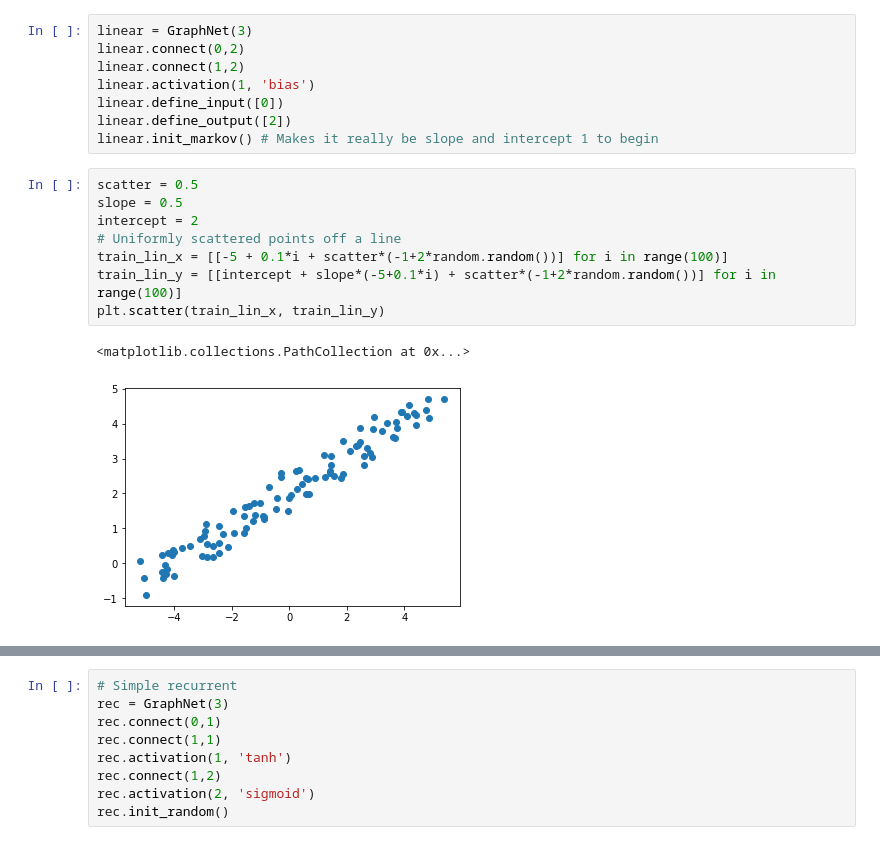
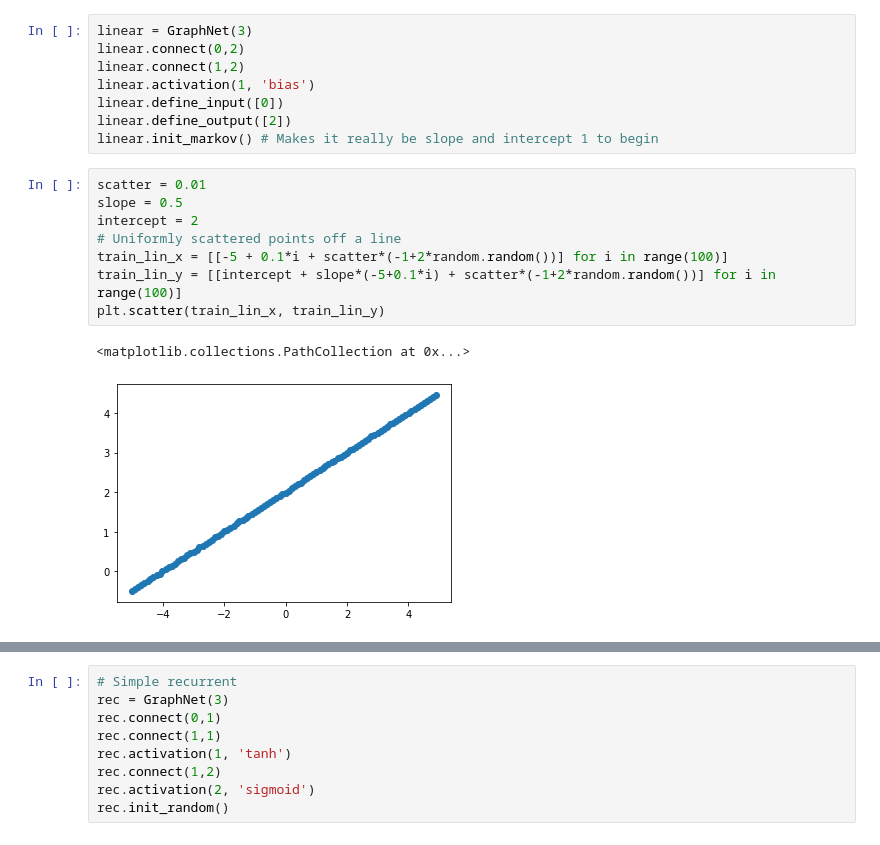
Before and after one commit to SeanScripts/graph-backprop, a Jupyter notebook: graph_backprop.ipynb, the cells around one changed output, grey strips where cells are left out. Cells and saved outputs as stored; diff of their text form.

```diff
--- a/graph_backprop.ipynb
+++ b/graph_backprop.ipynb
@@ -427,16 +351,16 @@ linear.define_input([0])
 linear.define_output([2])
 linear.init_markov() # Makes it really be slope and intercept 1 to begin
 # %%
-scatter = 0.5
+scatter = 0.01
 slope = 0.5
 intercept = 2
 # Uniformly scattered points off a line
 train_lin_x = [[-5 + 0.1*i + scatter*(-1+2*random.random())] for i in range(100)]
 train_lin_y = [[intercept + slope*(-5+0.1*i) + scatter*(-1+2*random.random())] for i in range(100)]
 plt.scatter(train_lin_x, train_lin_y)
 # %% [output]
 <matplotlib.collections.PathCollection at 0x...>
-[figure, old version]
+[figure, new version]
 # %%
 # Estimated slope and intercept are present in the weights of the trained network
 errs = linear.train(train_lin_x, train_lin_y, delay=1, epochs=100, learning_rate=0.1, verbose=True)
```
Also changed, not shown: parts of 28 cells of this notebook.
